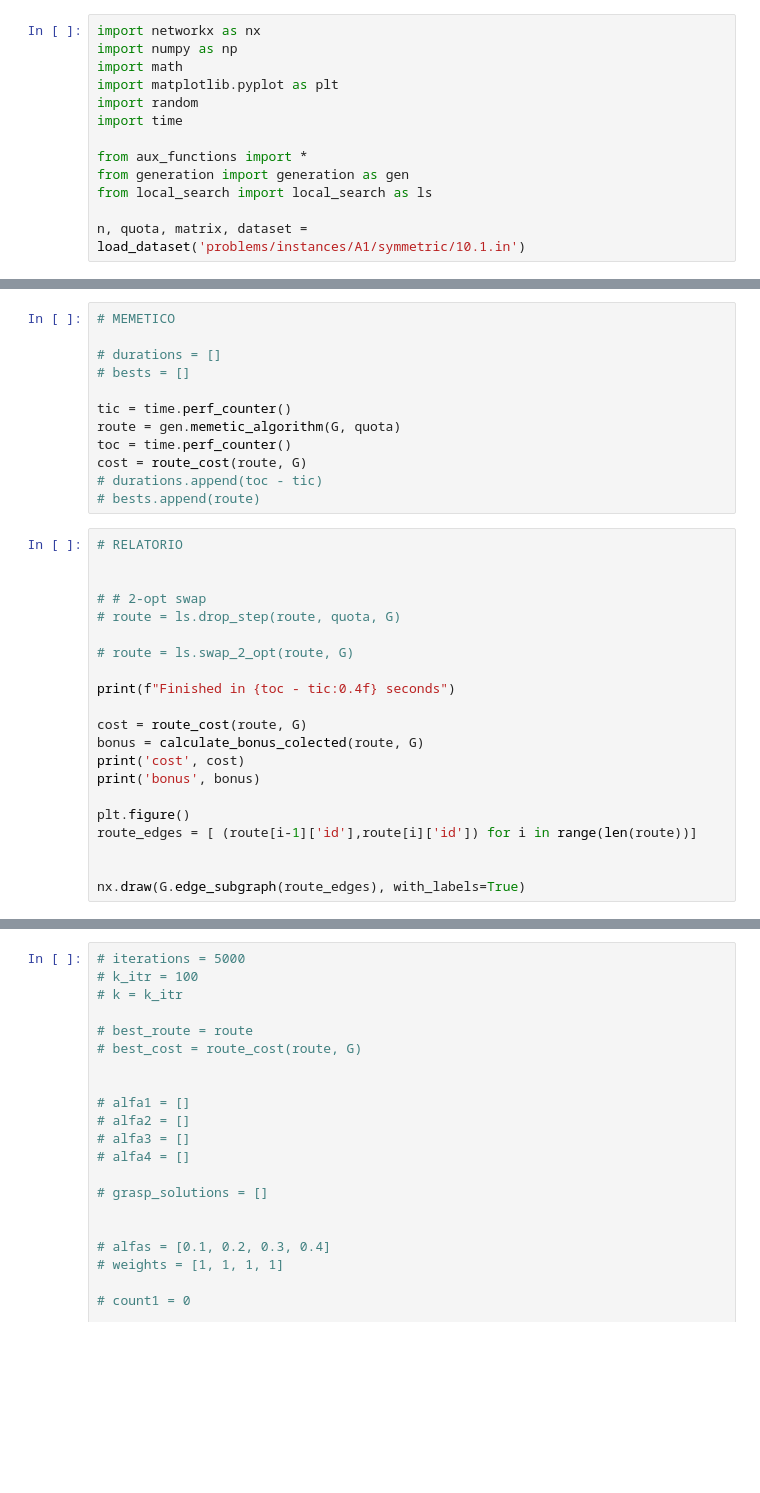
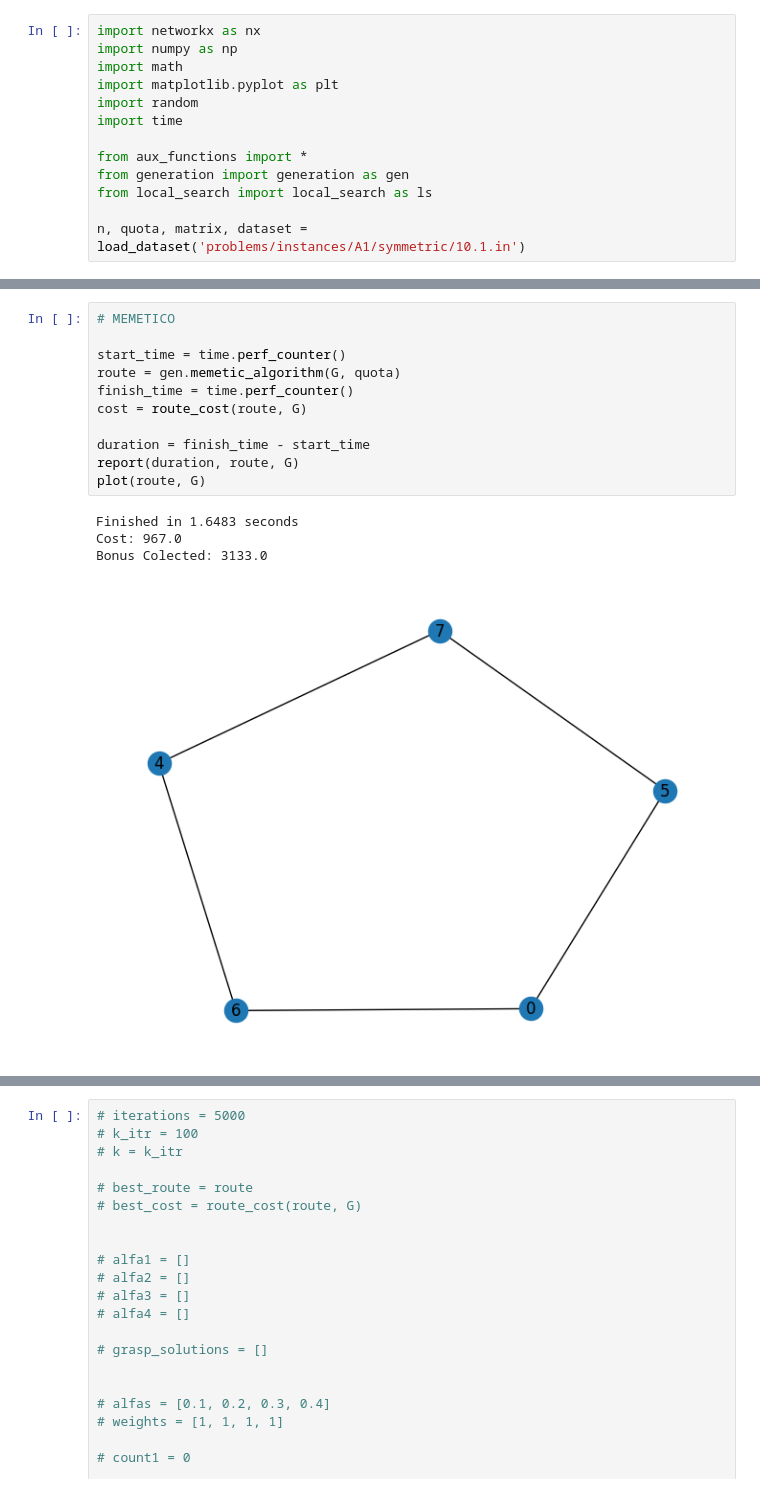
Before and after one commit to MatheusCCarmo/PCVCP, a Jupyter notebook: PCVCP_bonus_algorithm.ipynb, the cells around one changed output, grey strips where cells are left out. Cells and saved outputs as stored; diff of their text form; blank space fills up the shorter version.

```diff
--- a/PCVCP_bonus_algorithm.ipynb
+++ b/PCVCP_bonus_algorithm.ipynb
@@ -50,34 +28,17 @@ nx.draw(G, with_labels=True)
 # %%
 # MEMETICO
 
-# durations = []
-# bests = []
+start_time = time.perf_counter()
+route = gen.memetic_algorithm(G, quota)
+finish_time = time.perf_counter()
+cost = route_cost(route, G)
 
-tic = time.perf_counter()
-route = gen.memetic_algorithm(G, quota)
-toc = time.perf_counter()
-cost = route_cost(route, G)
-# durations.append(toc - tic)
-# bests.append(route)
+duration = finish_time - start_time
+report(duration, route, G)
+plot(route, G)
+# %% [output]
+Finished in 1.6483 seconds
+Cost: 967.0
+Bonus Colected: 3133.0
+[figure, added]
-# %%
-# RELATORIO
-
-
-# # 2-opt swap
-# route = ls.drop_step(route, quota, G)
-
-# route = ls.swap_2_opt(route, G)
-
-print(f"Finished in {toc - tic:0.4f} seconds")
-
-cost = route_cost(route, G)
-bonus = calculate_bonus_colected(route, G)
-print('cost', cost)
-print('bonus', bonus)
-
-plt.figure()
-route_edges = [ (route[i-1]['id'],route[i]['id']) for i in range(len(route))]
-
-
-nx.draw(G.edge_subgraph(route_edges), with_labels=True)
 # %%
```
Also changed, not shown: parts of 4 cells of this notebook, 30 other files.
